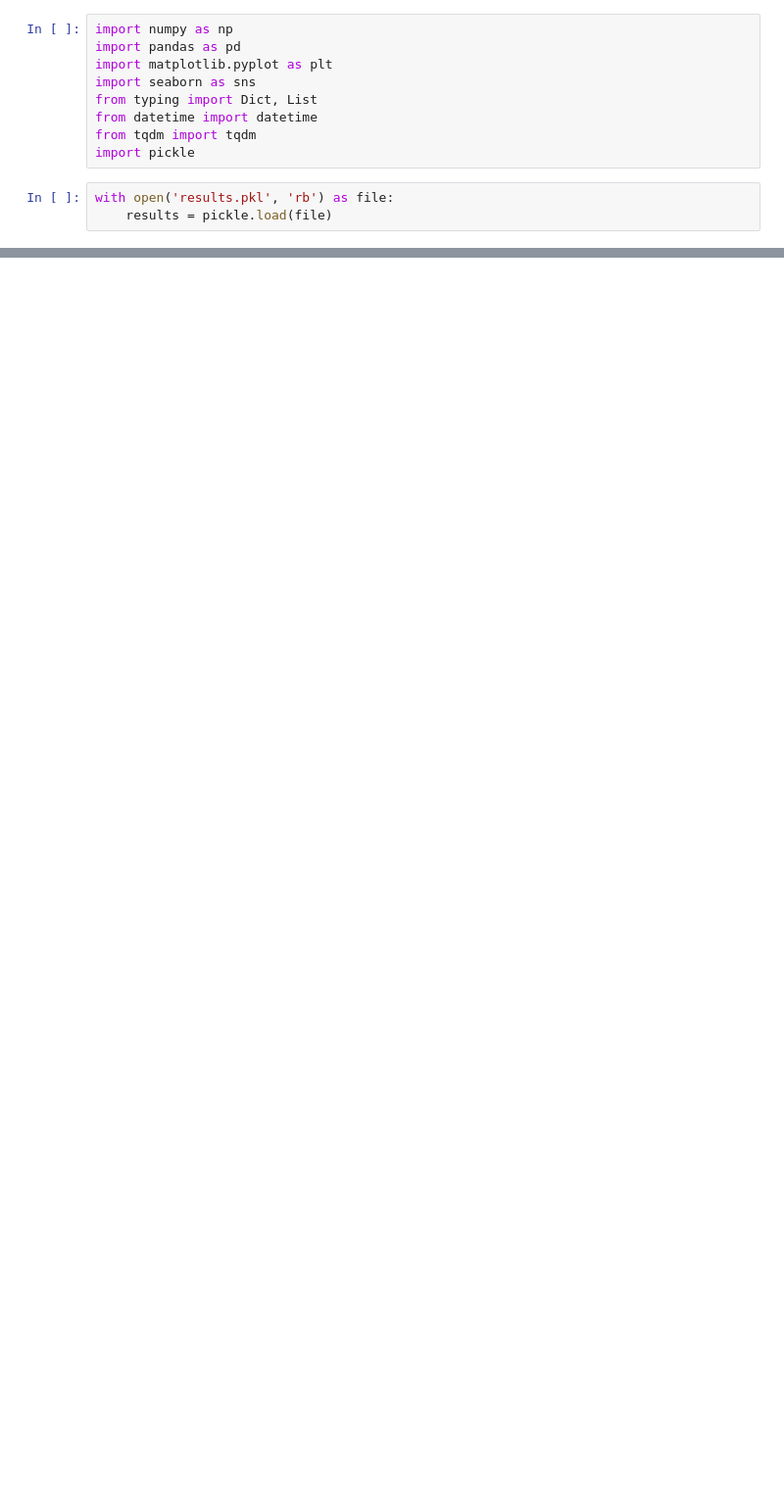
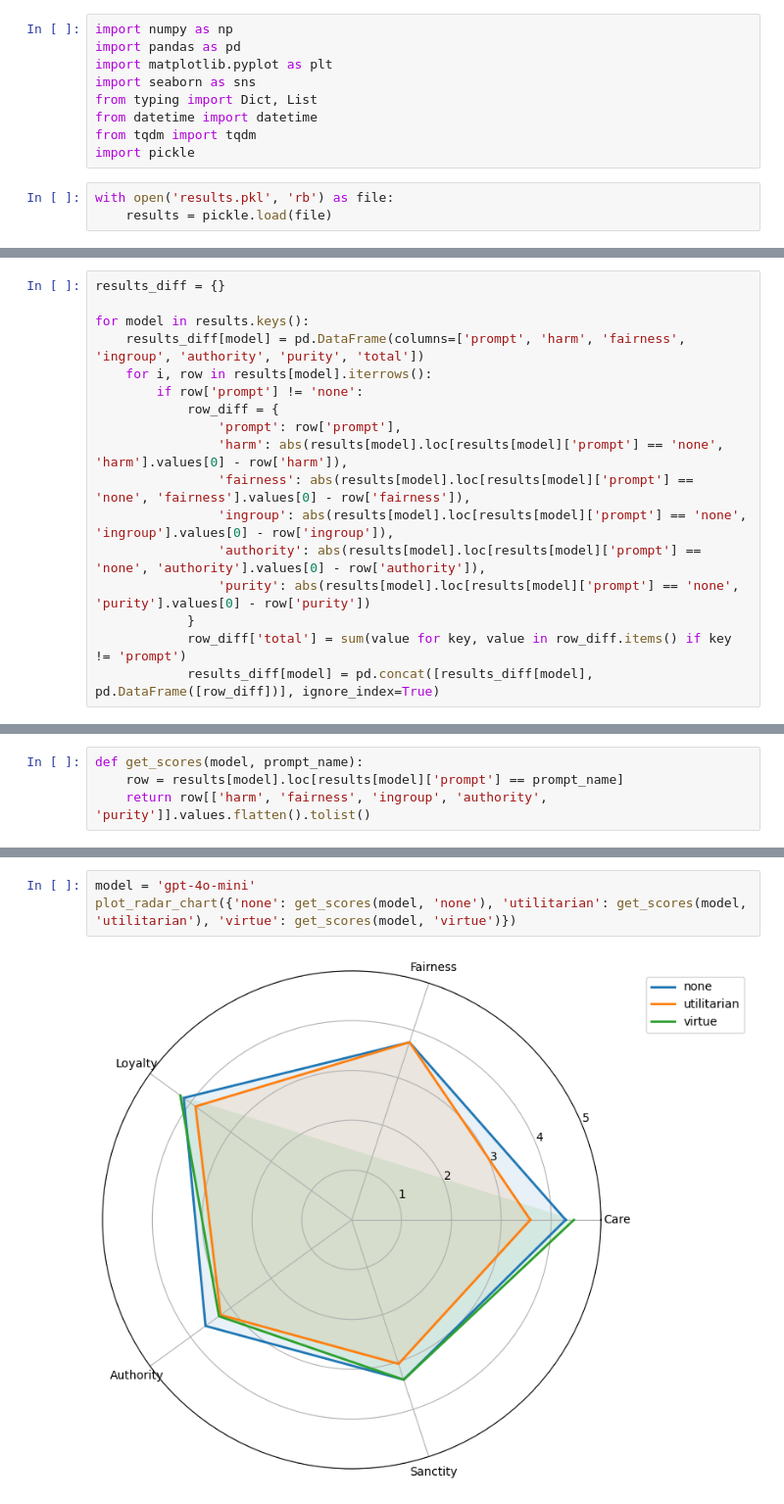
Before and after one commit to acyhuang/moral-persuasion, a Jupyter notebook: mft/results.ipynb, the cells around one changed output, grey strips where cells are left out. Shown at 98% size. Cells and saved outputs as stored; diff of their text form; blank space fills up the shorter version.

```diff
--- a/mft/results.ipynb
+++ b/mft/results.ipynb
@@ -32,0 +39,17 @@ results
+# %%
+results_diff = {}
+
+for model in results.keys():
+    results_diff[model] = pd.DataFrame(columns=['prompt', 'harm', 'fairness', 'ingroup', 'authority', 'purity', 'total'])
+    for i, row in results[model].iterrows():
+        if row['prompt'] != 'none':
+            row_diff = {
+                'prompt': row['prompt'],
+                'harm': abs(results[model].loc[results[model]['prompt'] == 'none', 'harm'].values[0] - row['harm']),
+                'fairness': abs(results[model].loc[results[model]['prompt'] == 'none', 'fairness'].values[0] - row['fairness']),
+                'ingroup': abs(results[model].loc[results[model]['prompt'] == 'none', 'ingroup'].values[0] - row['ingroup']),
+                'authority': abs(results[model].loc[results[model]['prompt'] == 'none', 'authority'].values[0] - row['authority']),
+                'purity': abs(results[model].loc[results[model]['prompt'] == 'none', 'purity'].values[0] - row['purity'])
+            }
+            row_diff['total'] = sum(value for key, value in row_diff.items() if key != 'prompt')
+            results_diff[model] = pd.concat([results_diff[model], pd.DataFrame([row_diff])], ignore_index=True)
@@ -72 +175,5 @@ def plot_radar_chart(scores_dict: Dict[str, List[float]], title: str = None, fil
+# %%
+def get_scores(model, prompt_name):
+    row = results[model].loc[results[model]['prompt'] == prompt_name]
+    return row[['harm', 'fairness', 'ingroup', 'authority', 'purity']].values.flatten().tolist()
 # %%
@@ -75,0 +183,5 @@ plot_radar_chart({''})
+# %%
+model = 'gpt-4o-mini'
+plot_radar_chart({'none': get_scores(model, 'none'), 'utilitarian': get_scores(model, 'utilitarian'), 'virtue': get_scores(model, 'virtue')})
+# %% [output]
+[figure, added]
```
Also changed, not shown: parts of 16 cells of this notebook, 2 other files.
